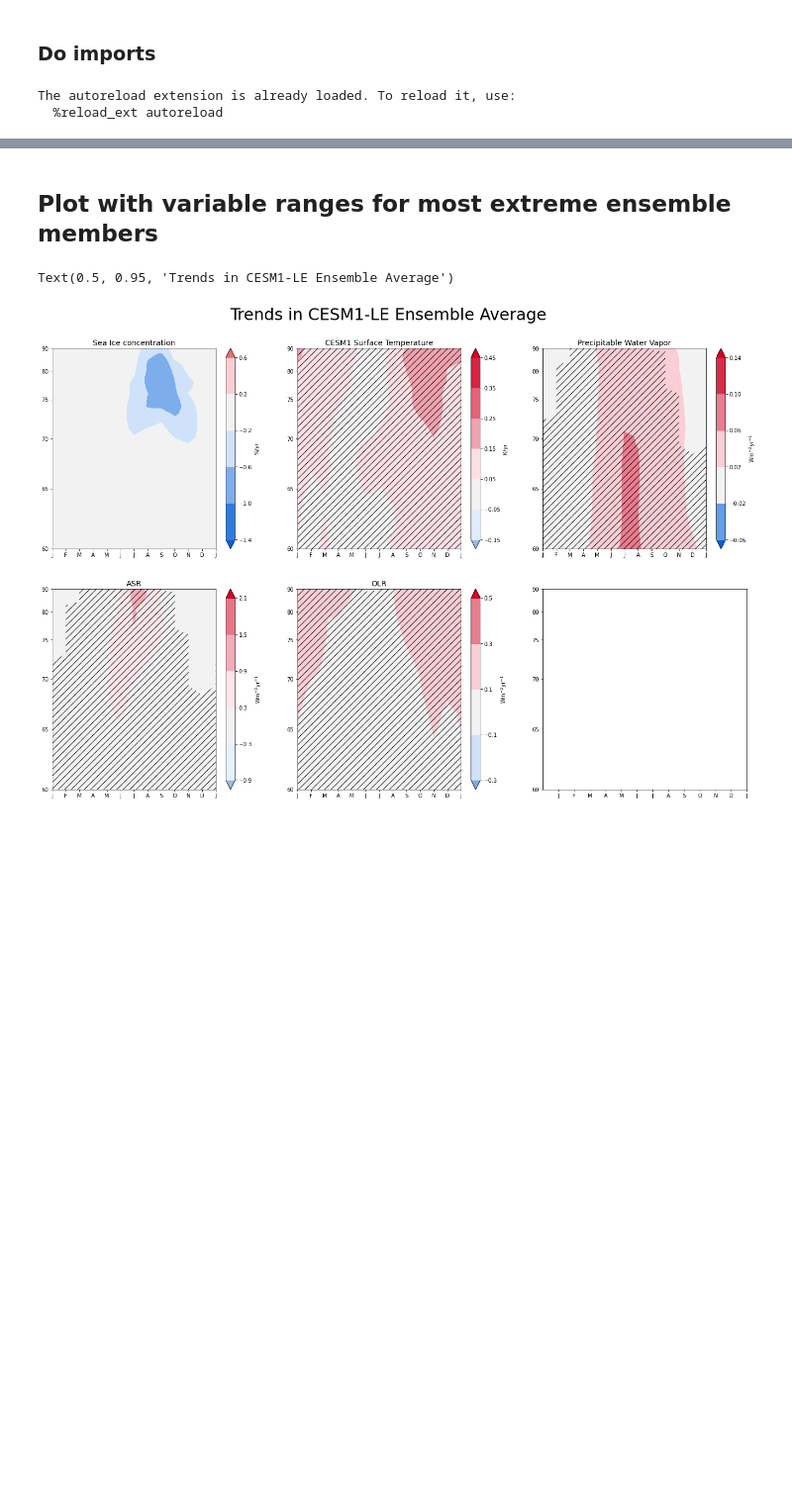
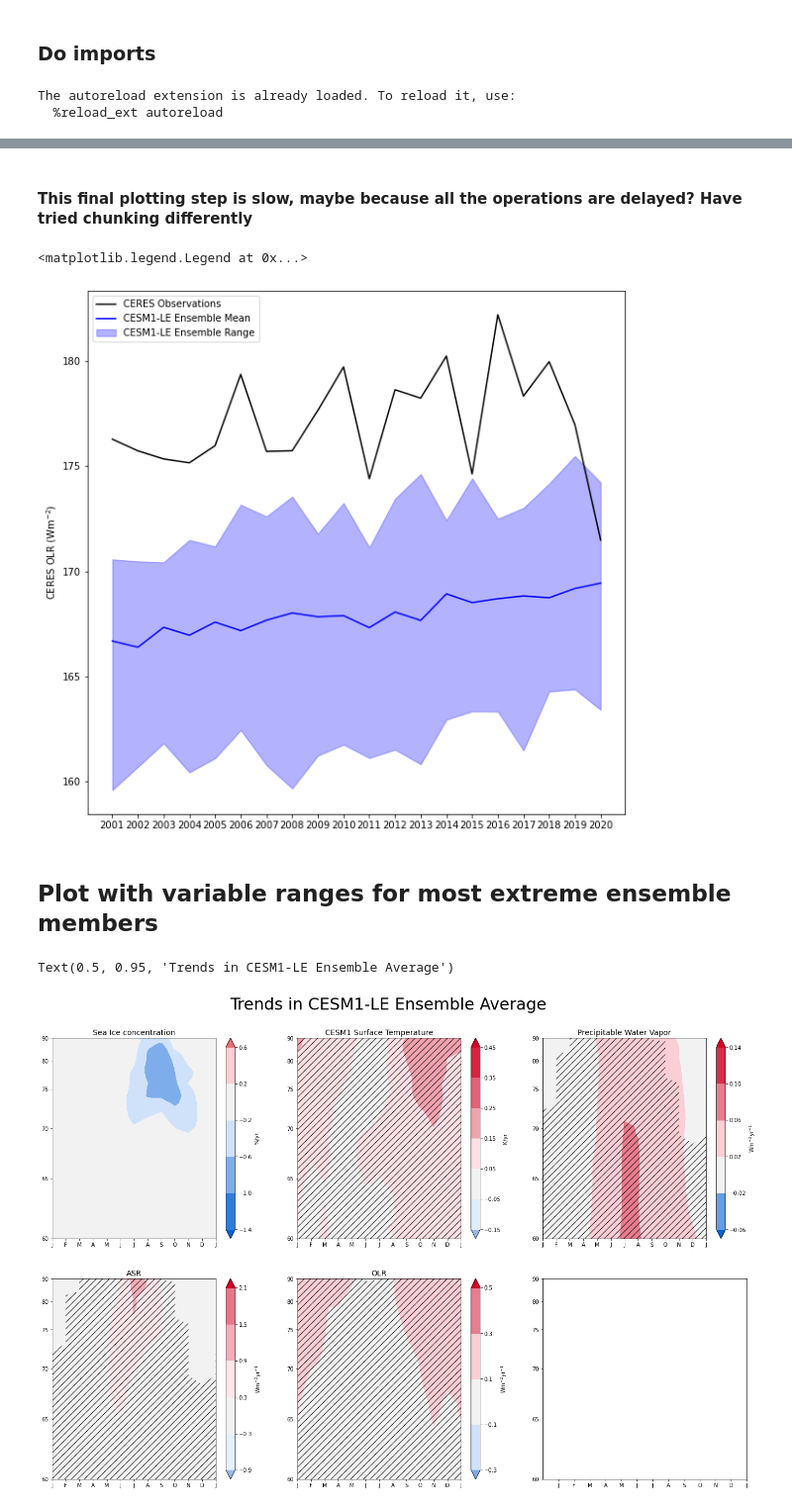
Before and after one commit to jshaw35/spectral_ice, a Jupyter notebook: figure3/figure3.ipynb, the cells around one changed output, grey strips where cells are left out. Shown at 99% size. Saved outputs shown, nothing was run; the diff lists cells and outputs as text; code cells hidden in the pictures; blank space fills up the shorter version.

Commit message:
initial work on spring OLR trends. working on CESM time and CERES weirdness

```diff
--- a/figure3/figure3.ipynb
+++ b/figure3/figure3.ipynb
@@ -131,7 +119,8 @@ def compute_trend(ds:xr.DataArray,mask=None):
 # %%
 ensavg_path = '/glade/work/jonahshaw/LENS/CESM1-LE/EnsAvg/'
 # %%
-var_list = ['TS','SOLIN','FSNTOA','FLUT','ICEFRAC','TMQ']
+var_list = ['FLUT']
+# var_list = ['TS','SOLIN','FSNTOA','FLUT','ICEFRAC','TMQ']
 # %%
 proc_dict = {} # dictionary for processed data
 
@@ -178,0 +142,2 @@ tmq_avg.plot(ax=tmq_axs[2])
+# %%
+cesmle_path = '/glade/campaign/cesm/collections/cesmLE/CESM-CAM5-BGC-LE/atm/proc/tseries/monthly/'
@@ -178,0 +158,15 @@ tmq_avg.plot(ax=tmq_axs[2])
+# %%
+path_dict = {} # first key is the ensemble number, second is the model variable
+
+for _ensn in ensemble_nums2:
+    for _var in var_list:
+        _t1_file = glob.glob('%s/%s/b.e11.B20TRC5CNBDRD.f09_g16.%s.cam.h0.%s.1??001-200512.nc' % (cesmle_path,_var,_ensn,_var))
+        _t2_file = glob.glob('%s/%s/b.e11.BRCP85C5CNBDRD.f09_g16.%s.cam.h0.%s.200601-2???12.nc' % (cesmle_path,_var,_ensn,_var))
+
+        if (len(_t1_file) != 1) or (len(_t2_file) != 1):
+            print('glob returned ambiguous (or zero) file names for ensemble member %s' % _ensn)
+            break
+        try:
+            path_dict[_ensn][_var]=[*_t1_file,*_t2_file]
+        except:
+            path_dict[_ensn] = {_var: [*_t1_file,*_t2_file]}
@@ -178,0 +222,33 @@ tmq_avg.plot(ax=tmq_axs[2])
+# %% [markdown]
+#### This final plotting step is slow, maybe because all the operations are delayed? Have tried chunking differently
+# %%
+fig3,ax3 = plt.subplots(1,1,figsize=(10,10))
+
+# Plot CERES data:
+ax3.plot(ceres_subset_jfmavg['year'],ceres_subset_jfmavg,label='CERES Observations',color='black')
+
+# ceres_subset_jfmavg
+
+# Plot CESM1-LE ensemble average data
+ax3.plot(proc_dict['FLUT']['year'],proc_dict['FLUT'],label='CESM1-LE Ensemble Mean',color='blue')
+
+# calculate ensemble maximum and minimum values at each timestep, this shouldn't be so slow but maybe all the operations are dask.delayed...
+lens_max = allens_tseries.max(dim='ens').values # speeds up somewhat. My code must be bad somewhere...
+lens_min = allens_tseries.min(dim='ens').values
+
+ax3.fill_between(x=allens_tseries['year'],y1=lens_min,y2=lens_max,label='CESM1-LE Ensemble Range',color='blue',alpha=0.3)
+
+# for _ens_tseries in allens_tseries: # iterate over ensembles
+#     ax3.plot(_ens_tseries['year'],_ens_tseries,alpha=0.3,linestyle='dashed',color='blue')
+
+
+# for _ens_num in ens_olr_tseries_dict: # alternate faster iterate over ensembles
+#     ax3.plot(ens_olr_tseries_dict[_ens_num]['year'],ens_olr_tseries_dict[_ens_num],alpha=0.3,linestyle='dashed',color='blue')
+
+ax3.set_ylabel('CERES OLR (Wm$^{-2}$)')
+ax3.set_xticks(proc_dict['FLUT']['year']) # this is weird and returns something if it's the last line in a cell
+
+plt.legend()
+# %% [output]
+<matplotlib.legend.Legend at 0x...>
+[figure, added]
```
Also changed, not shown: parts of 36 cells of this notebook.
